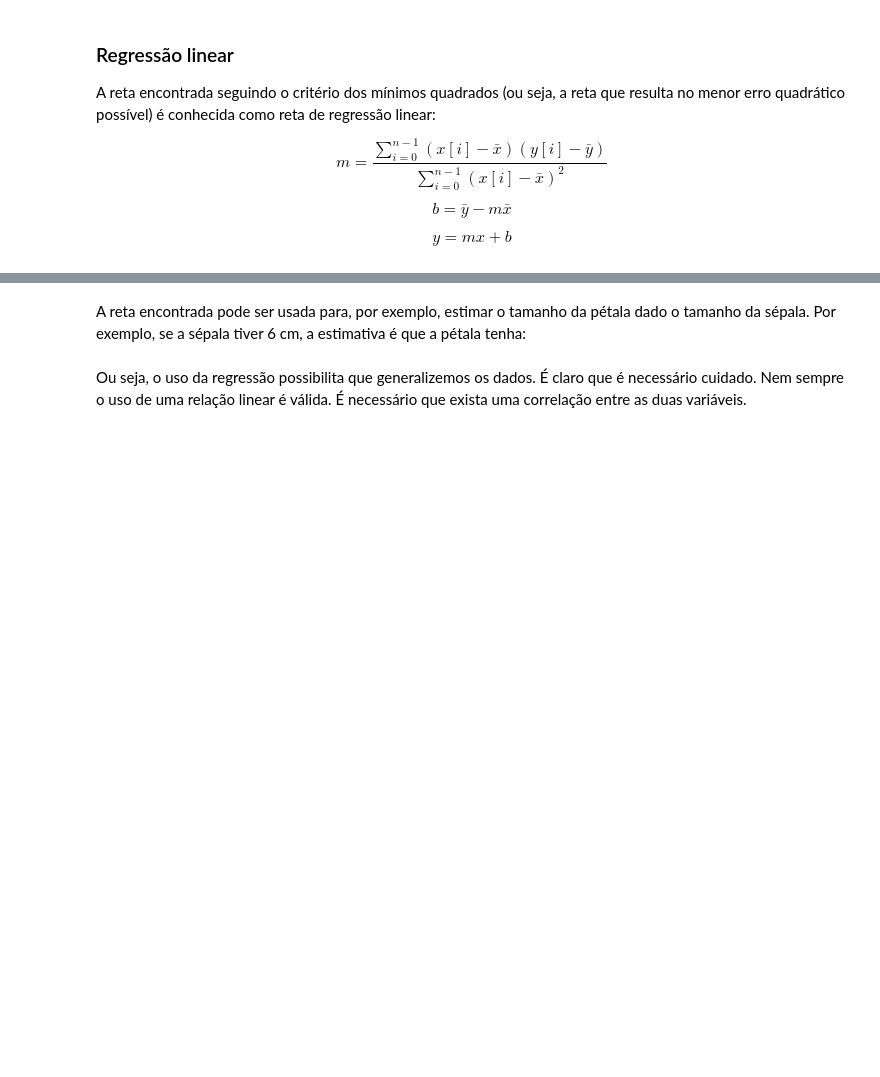
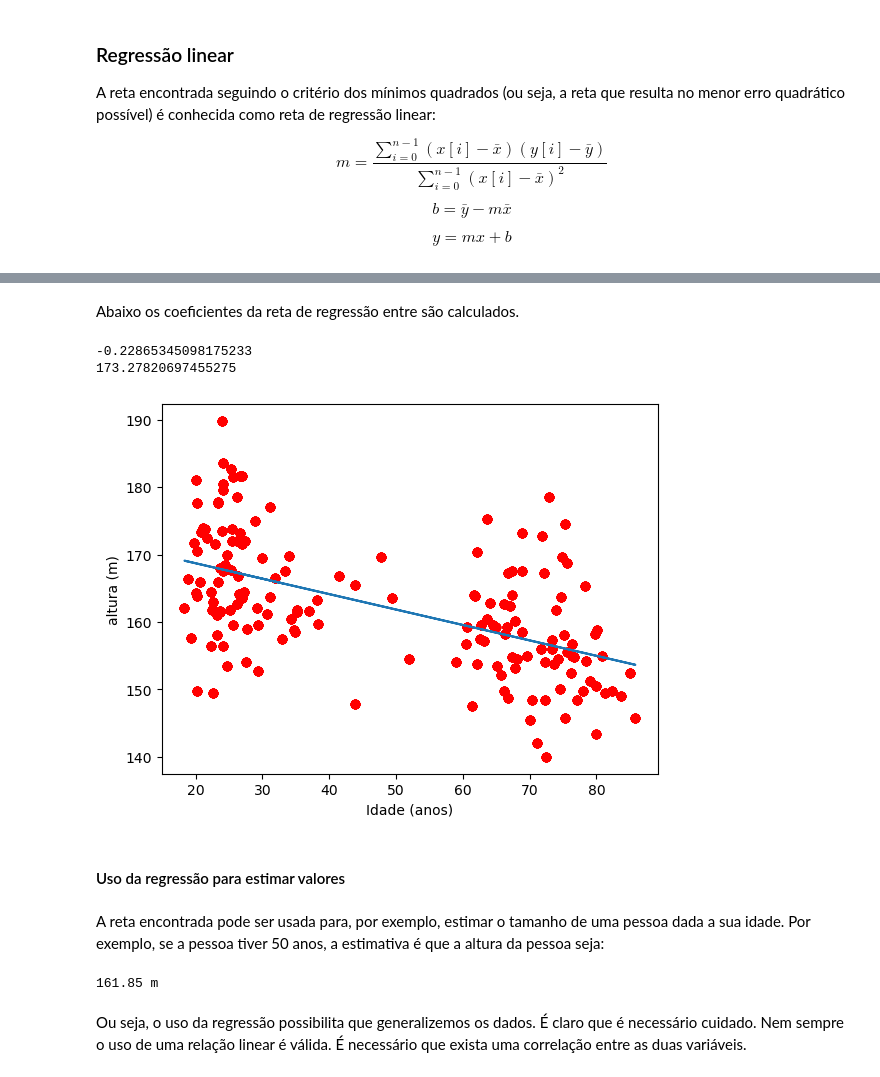
Before and after one commit to sofialora/BasesComputacionais, a Jupyter notebook: aula9/Regressão.ipynb, the cells around one changed output, grey strips where cells are left out. Saved outputs shown, nothing was run; the diff lists cells and outputs as text; code cells hidden in the pictures; blank space fills up the shorter version.

Commit message:
regressão

```diff
--- a/aula9/Regressão.ipynb
+++ b/aula9/Regressão.ipynb
@@ -171,0 +150,4 @@ plt.show()
+# %%
+import pandas as pd
+info_postura = pd.read_csv('https://raw.githubusercontent.com/rnwatanabe/BasesComputacionais2021/main/dados/BDSinfo.csv', sep='\t')
+info_postura
@@ -172,7 +168,30 @@ plt.show()
+# %% [markdown]
+Abaixo os coeficientes da reta de regressão entre são calculados.
+# %%
+m, b = np.polyfit(info_postura['Age'], info_postura['Height'], deg=1)
+print(m)
+print(b)
+# %% [output]
+-0.22865345098175233
+173.27820697455275
+# %%
+plt.figure()
+plt.plot(info_postura['Age'], info_postura['Height'],
+         marker='o', color='red', linestyle='')
+plt.plot(info_postura['Age'], m*info_postura['Age'] + b)
+plt.xlabel('Idade (anos)')
+plt.ylabel('altura (m)')
+plt.show()
+# %% [output]
+[figure, added]
+# %% [markdown]
+#### Uso da regressão para estimar valores
 # %% [markdown]
-A reta encontrada pode ser usada para, por exemplo, estimar o tamanho da pétala dado o tamanho da sépala. Por exemplo, se a sépala tiver 6 cm, a estimativa é que a pétala tenha:
+A reta encontrada pode ser usada para, por exemplo, estimar o tamanho de uma pessoa dada a sua idade. Por exemplo, se a pessoa tiver 50 anos, a estimativa é que a altura da pessoa  seja:
 # %%
-y = m*6+b
-print(round(y, 2), 'cm')
+y = m*50+b
+print('%.2f m' %y)
+# %% [output]
+161.85 m
 # %% [markdown]
 Ou seja, o uso da regressão possibilita que generalizemos os dados. É claro que é necessário cuidado. Nem sempre o uso de uma relação linear é válida. É necessário que exista uma correlação entre as duas variáveis.
```
Also changed, not shown: parts of 48 cells of this notebook, 9 other files.
